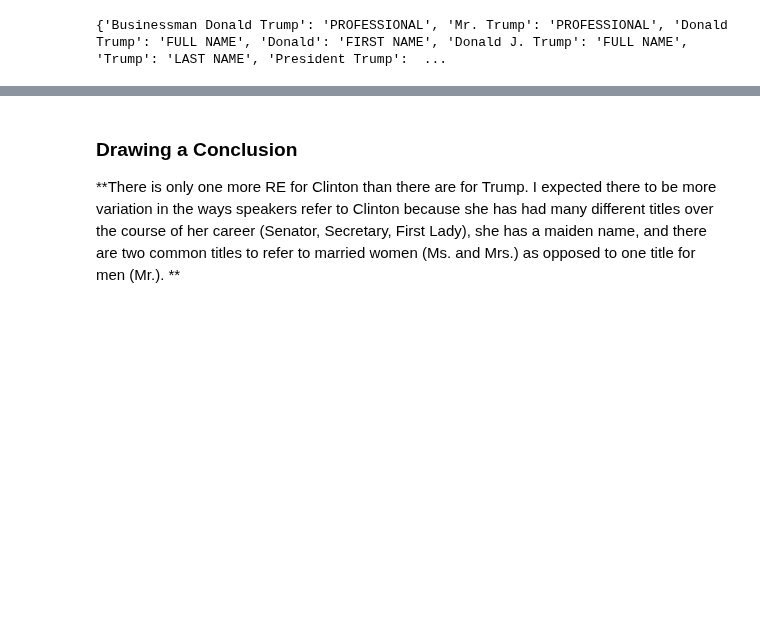
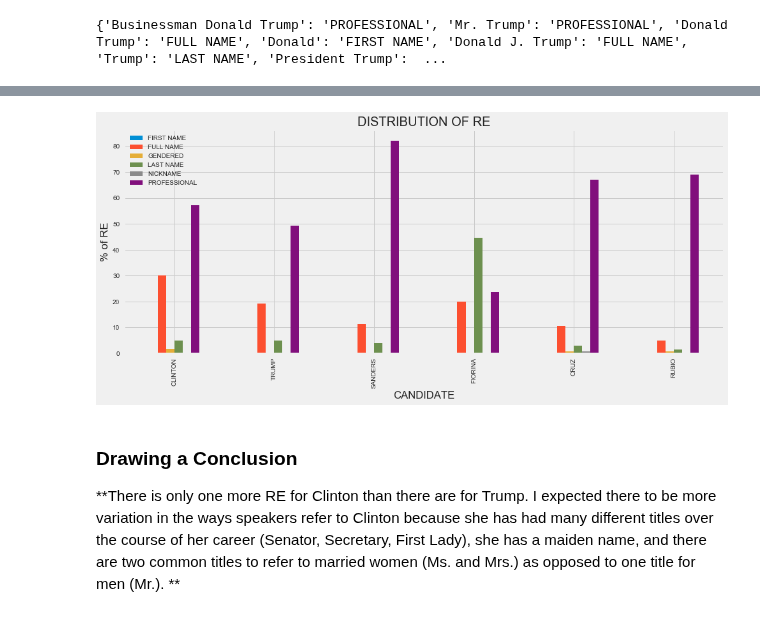
Before and after one commit to Data-Science-for-Linguists/2016-Debates-and-Referring-Expressions, a Jupyter notebook: analysis.ipynb, the cells around one changed output, grey strips where cells are left out. Cells and saved outputs as stored; diff of their text form; code cells hidden in the pictures; blank space fills up the shorter version.

Commit message:
visualization

```diff
--- a/analysis.ipynb
+++ b/analysis.ipynb
@@ -597,0 +574,4 @@ trump_re_maps
+# %%
+distribution = pd.DataFrame([clinton_freq, trump_freq, sanders_freq, fiorina_freq, cruz_freq, rubio_freq], index = ['CLINTON', 'TRUMP', 'SANDERS', 'FIORINA', 'CRUZ', 'RUBIO'])
+distribution.fillna(0, inplace=True)
+distribution.head(6)
@@ -597,0 +586,4 @@ trump_re_maps
+# %%
+import numpy as np
+distribution['TOTAL']=distribution.sum(axis=1)
+distribution.head(6)
@@ -597,0 +598,9 @@ trump_re_maps
+# %%
+distribution['FIRST NAME'] = distribution/distribution['TOTAL']*100
+distribution['FULL NAME'] = distribution['FULL NAME']/distribution['TOTAL']*100
+distribution['GENDERED'] = distribution['GENDERED']/distribution['TOTAL']*100
+distribution['LAST NAME'] = distribution['LAST NAME']/distribution['TOTAL']*100
+distribution['NICKNAME'] = distribution['NICKNAME']/distribution['TOTAL']*100
+distribution['PROFESSIONAL'] = distribution['PROFESSIONAL']/distribution['TOTAL']*100
+del distribution['TOTAL']
+distribution.head(6)
@@ -598,3 +615,14 @@ trump_re_maps
+# %%
+plt.style.use('fivethirtyeight')
+# %%
+distribution.plot(kind='bar', figsize=(15,6))
+plt.xlabel('CANDIDATE')
+plt.ylabel('% of RE')
+plt.title('DISTRIBUTION OF RE')
+plt.show()
+#Why are there two?
+# %% [output]
+[figure, added]
 # %% [markdown]
 ### Drawing a Conclusion
 **There is only one more RE for Clinton than there are for Trump. I expected there to be more variation in the ways speakers refer to Clinton because she has had many different titles over the course of her career (Senator, Secretary, First Lady), she has a maiden name, and there are two common titles to refer to married women (Ms. and Mrs.) as opposed to one title for men (Mr.). **
```
Also changed, not shown: parts of 60 cells of this notebook.
